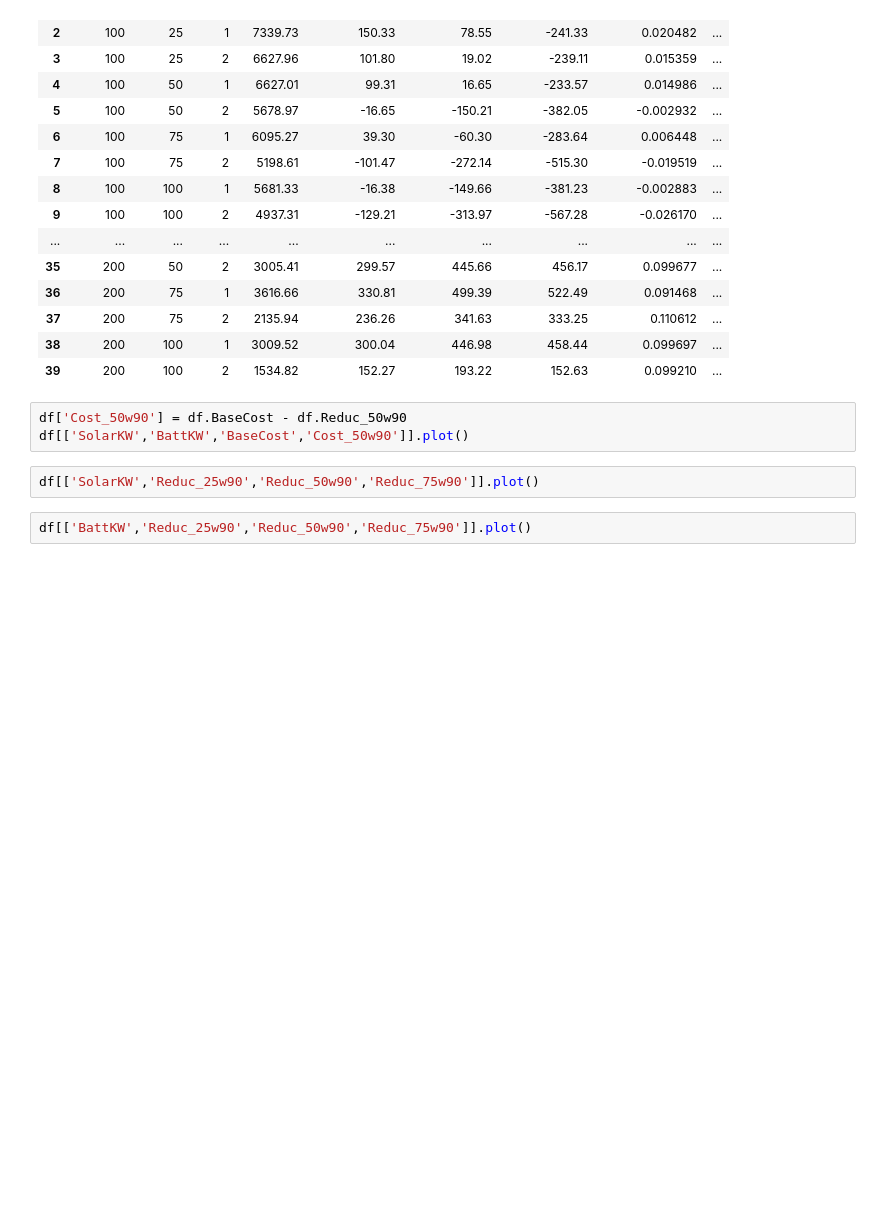
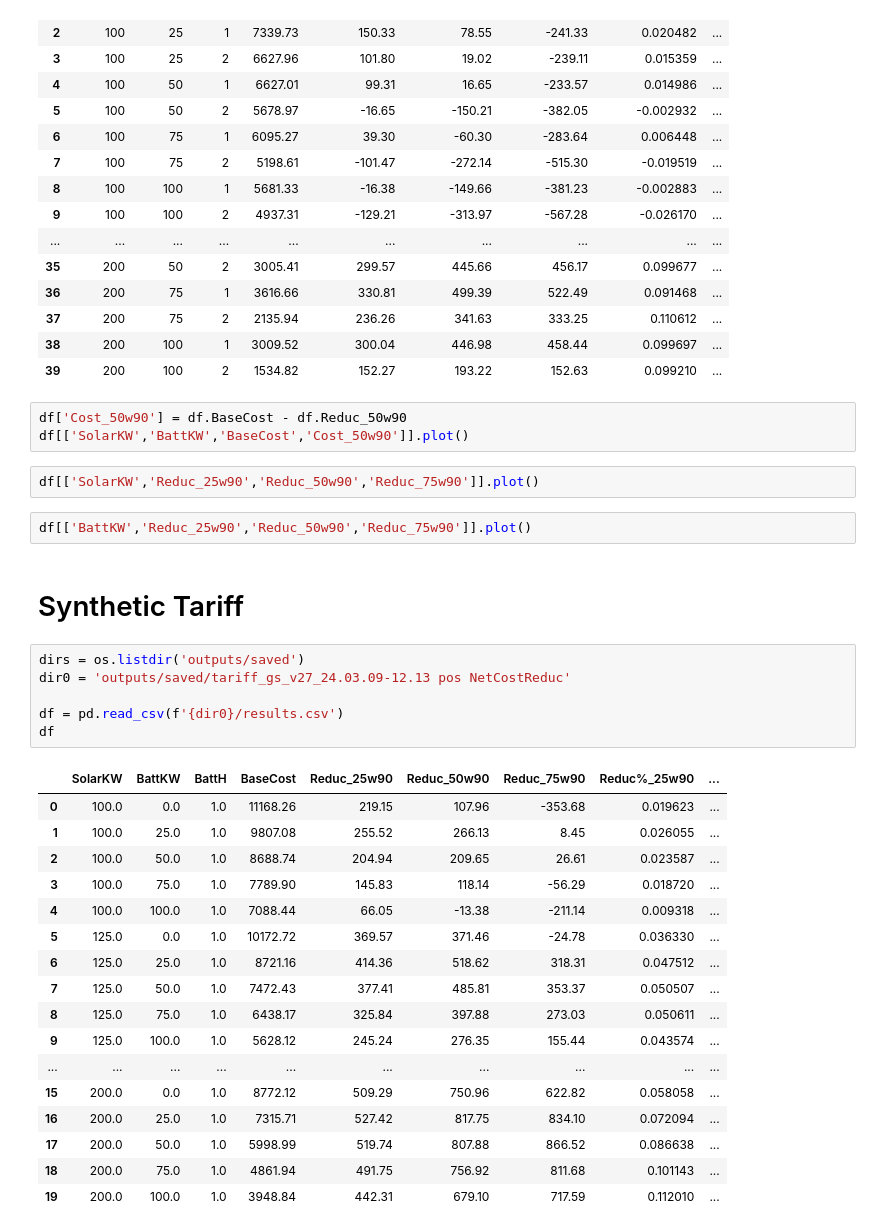
Before and after one commit to woodjmichael/Bifacial-solar-and-peakshaving, a Jupyter notebook: Results.ipynb, the cells around one changed output. Cells and saved outputs as stored; diff of their text form; blank space fills up the shorter version.

```diff
--- a/Results.ipynb
+++ b/Results.ipynb
@@ -69,3 +69,29 @@ df[['SolarKW','BattKW','BaseCost','Cost_50w90']].plot()
 df[['SolarKW','Reduc_25w90','Reduc_50w90','Reduc_75w90']].plot()
 # %%
 df[['BattKW','Reduc_25w90','Reduc_50w90','Reduc_75w90']].plot()
+# %% [markdown]
+# Synthetic Tariff
+# %%
+dirs = os.listdir('outputs/saved')
+dir0 = 'outputs/saved/tariff_gs_v27_24.03.09-12.13 pos NetCostReduc'
+
+df = pd.read_csv(f'{dir0}/results.csv')
+df
+# %% [output]
+|  | SolarKW | BattKW | BattH | BaseCost | Reduc_25w90 | Reduc_50w90 | Reduc_75w90 | Reduc%_25w90 | ... |
+| 0 | 100.0 | 0.0 | 1.0 | 11168.26 | 219.15 | 107.96 | -353.68 | 0.019623 | ... |
+| 1 | 100.0 | 25.0 | 1.0 | 9807.08 | 255.52 | 266.13 | 8.45 | 0.026055 | ... |
+| 2 | 100.0 | 50.0 | 1.0 | 8688.74 | 204.94 | 209.65 | 26.61 | 0.023587 | ... |
+| 3 | 100.0 | 75.0 | 1.0 | 7789.90 | 145.83 | 118.14 | -56.29 | 0.018720 | ... |
+| 4 | 100.0 | 100.0 | 1.0 | 7088.44 | 66.05 | -13.38 | -211.14 | 0.009318 | ... |
+| 5 | 125.0 | 0.0 | 1.0 | 10172.72 | 369.57 | 371.46 | -24.78 | 0.036330 | ... |
+| 6 | 125.0 | 25.0 | 1.0 | 8721.16 | 414.36 | 518.62 | 318.31 | 0.047512 | ... |
+| 7 | 125.0 | 50.0 | 1.0 | 7472.43 | 377.41 | 485.81 | 353.37 | 0.050507 | ... |
+| 8 | 125.0 | 75.0 | 1.0 | 6438.17 | 325.84 | 397.88 | 273.03 | 0.050611 | ... |
+| 9 | 125.0 | 100.0 | 1.0 | 5628.12 | 245.24 | 276.35 | 155.44 | 0.043574 | ... |
+| ... | ... | ... | ... | ... | ... | ... | ... | ... | ... |
+| 15 | 200.0 | 0.0 | 1.0 | 8772.12 | 509.29 | 750.96 | 622.82 | 0.058058 | ... |
+| 16 | 200.0 | 25.0 | 1.0 | 7315.71 | 527.42 | 817.75 | 834.10 | 0.072094 | ... |
+| 17 | 200.0 | 50.0 | 1.0 | 5998.99 | 519.74 | 807.88 | 866.52 | 0.086638 | ... |
+| 18 | 200.0 | 75.0 | 1.0 | 4861.94 | 491.75 | 756.92 | 811.68 | 0.101143 | ... |
+| 19 | 200.0 | 100.0 | 1.0 | 3948.84 | 442.31 | 679.10 | 717.59 | 0.112010 | ... |
```
Also changed, not shown: parts of 1 cell of this notebook, 4 other files.
